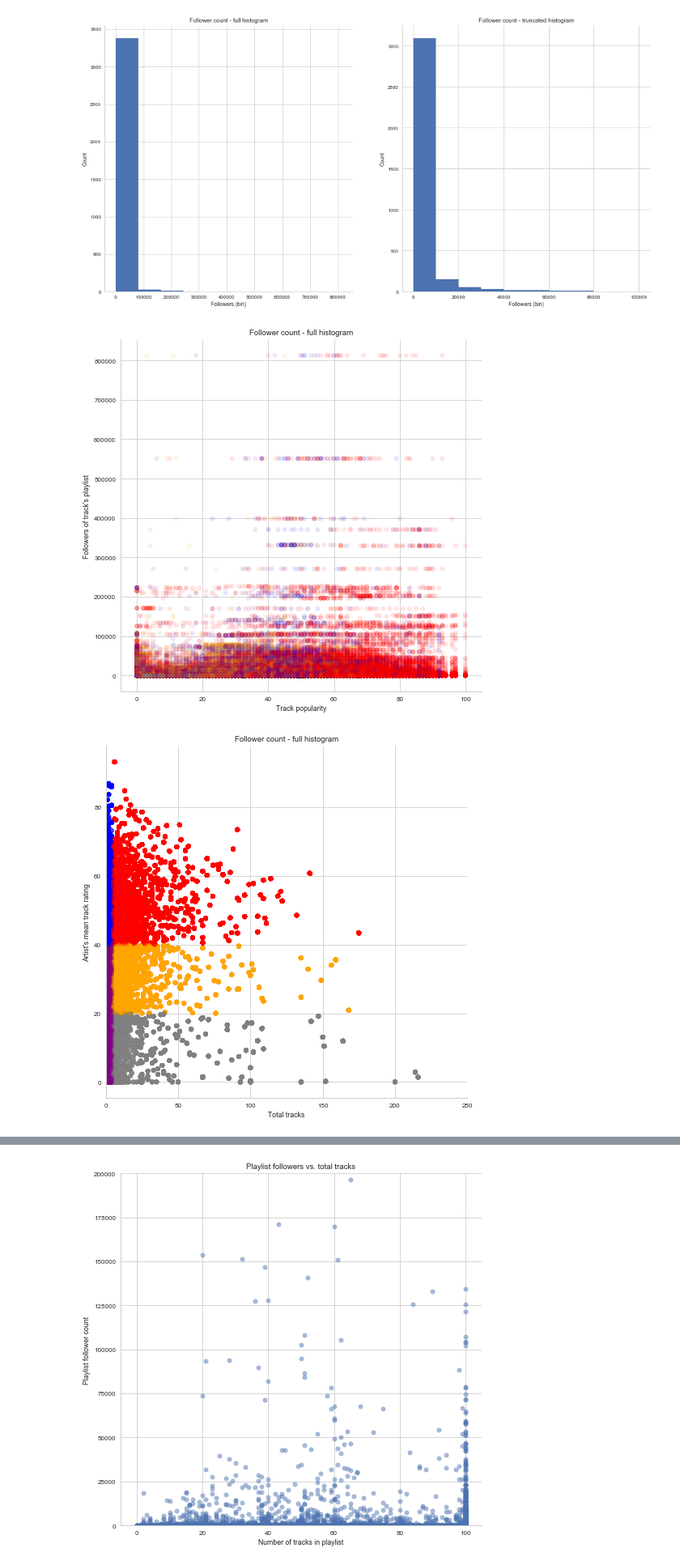
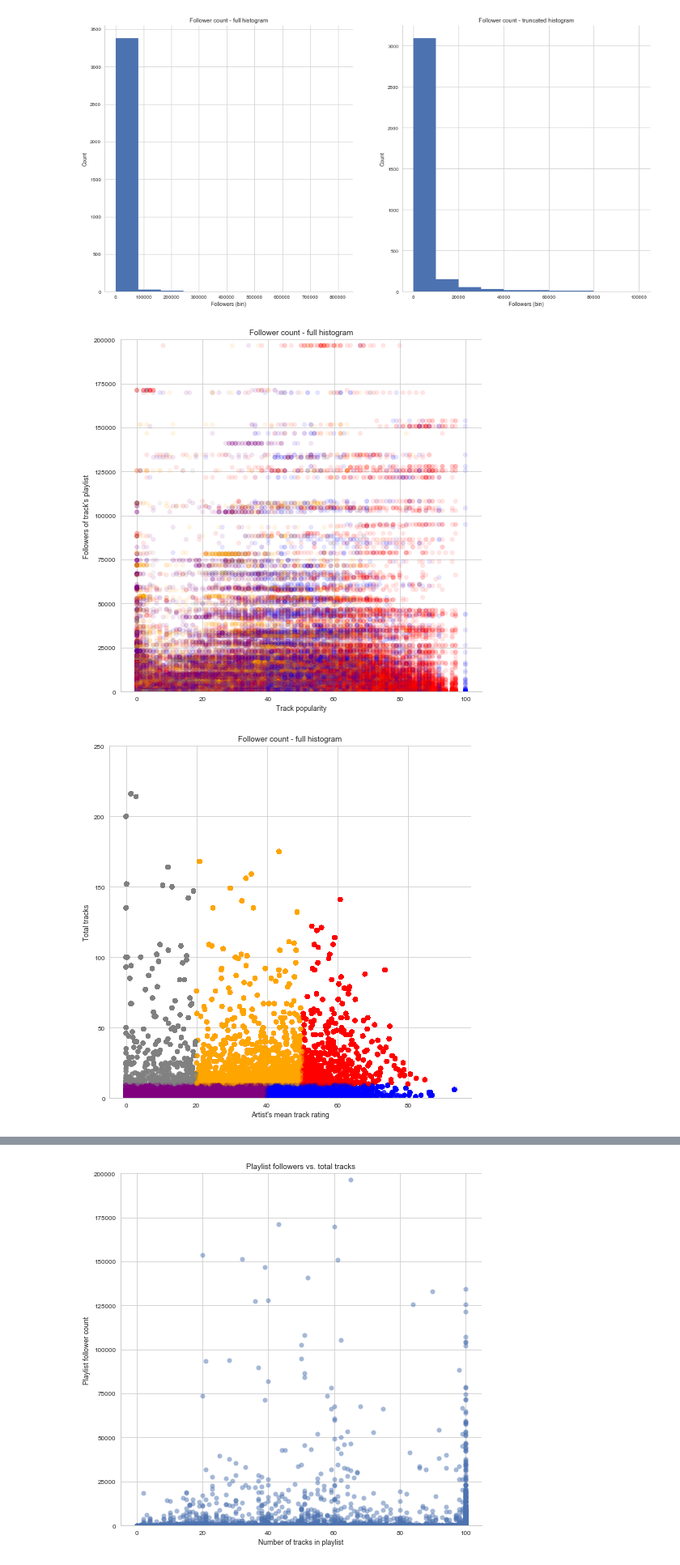
Before and after one commit to ac209-project/ac209-project, a Jupyter notebook: EDA/EDA_RJ_v02_20171127.ipynb, the cells around one changed output, grey strips where cells are left out. Shown: that part at 81% size. Saved outputs shown, nothing was run; the diff lists cells and outputs as text; code cells hidden in the pictures.

```diff
--- a/EDA/EDA_RJ_v02_20171127.ipynb
+++ b/EDA/EDA_RJ_v02_20171127.ipynb
@@ -156,11 +156,11 @@ df_trk['art_total_trks'] = df_trk.groupby('art_name')['trk_name'].transform('nun
 
 # Add a label category for each artist (currently just 5 labels but could be expanded)
 df_trk['art_class'] = ""
-df_trk.loc[(df_trk.art_mean_trkpop>=40) & (df_trk.art_total_trks>=5), 'art_class'] = 'superstar'
-df_trk.loc[(df_trk.art_mean_trkpop>=20) & (df_trk.art_mean_trkpop<40) & (df_trk.art_total_trks>=5), 'art_class'] = 'star'
-df_trk.loc[(df_trk.art_mean_trkpop>=0) & (df_trk.art_mean_trkpop<20) & (df_trk.art_total_trks>=5), 'art_class'] = 'crap_factory'
-df_trk.loc[(df_trk.art_mean_trkpop>=40) & (df_trk.art_total_trks<5), 'art_class'] = 'one_hit_wonder'
-df_trk.loc[(df_trk.art_mean_trkpop<40) & (df_trk.art_total_trks<5), 'art_class'] = 'garage_band'
+df_trk.loc[(df_trk.art_mean_trkpop>=50) & (df_trk.art_total_trks>=10), 'art_class'] = 'superstar'
+df_trk.loc[(df_trk.art_mean_trkpop>=20) & (df_trk.art_mean_trkpop<50) & (df_trk.art_total_trks>=10), 'art_class'] = 'star'
+df_trk.loc[(df_trk.art_mean_trkpop>=0) & (df_trk.art_mean_trkpop<20) & (df_trk.art_total_trks>=10), 'art_class'] = 'crap_factory'
+df_trk.loc[(df_trk.art_mean_trkpop>=40) & (df_trk.art_total_trks<10), 'art_class'] = 'one_hit_wonder'
+df_trk.loc[(df_trk.art_mean_trkpop<40) & (df_trk.art_total_trks<10), 'art_class'] = 'garage_band'
 df_trk['art_class'] = pd.Categorical(df_trk['art_class'], categories=["superstar","star","crap_factory", "one_hit_wonder", "garage_band"])
 
 # Fix followers to int
@@ -271,20 +271,21 @@ ax.scatter(df_trk['trk_popularity'], df_trk['pl_followers'], alpha = 0.1, c=df_t
 ax.set_title("Follower count - full histogram")
 ax.set_xlabel("Track popularity")
 ax.set_ylabel("Followers of track's playlist")
+ax.set_ylim((0,200000))
 sns.despine(top = True, right = True)
 # %% [output]
-[figure, old version]
+[figure, new version]
 # %%
 # Plot follower count vs. average track popularity
 fig, ax = plt.subplots(1,1, figsize = (8,8))
 
 colors = {'superstar':'red', 'star':'orange', 'crap_factory':'grey', 'one_hit_wonder':'blue', 'garage_band':'purple'}
 
-ax.scatter(df_trk.art_total_trks, df_trk.art_mean_trkpop, alpha = 0.1, c=df_trk['art_class'].apply(lambda x: colors[x]))
+ax.scatter(df_trk.art_mean_trkpop, df_trk.art_total_trks, alpha = 0.1, c=df_trk['art_class'].apply(lambda x: colors[x]))
 ax.set_title("Follower count - full histogram")
-ax.set_xlabel("Total tracks")
-ax.set_ylabel("Artist's mean track rating")
-plt.xlim((0,250))
+ax.set_xlabel("Artist's mean track rating")
+ax.set_ylabel("Total tracks")
+plt.ylim((0,250))
 sns.despine(top = True, right = True)
 # %% [output]
-[figure, old version]
+[figure, new version]
```
Also changed, not shown: parts of 2 cells of this notebook.
